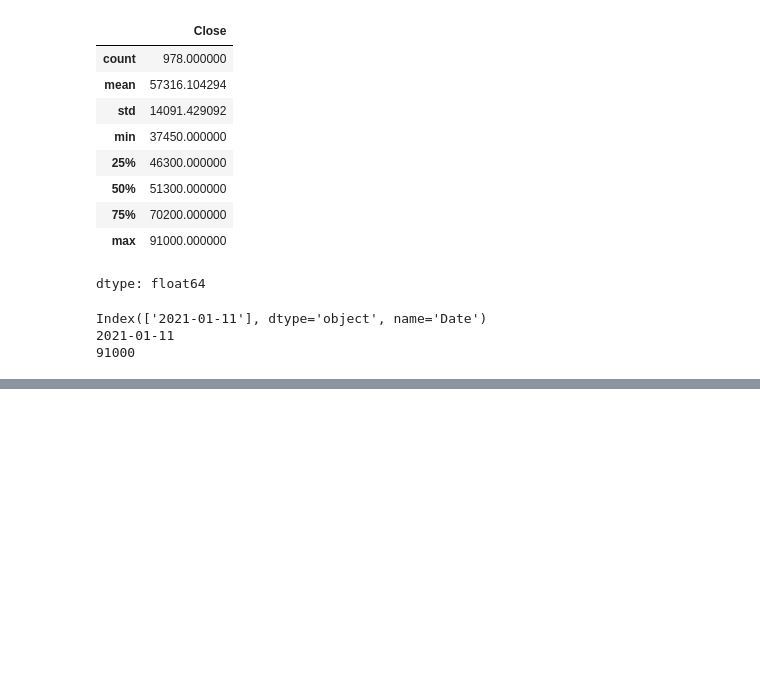
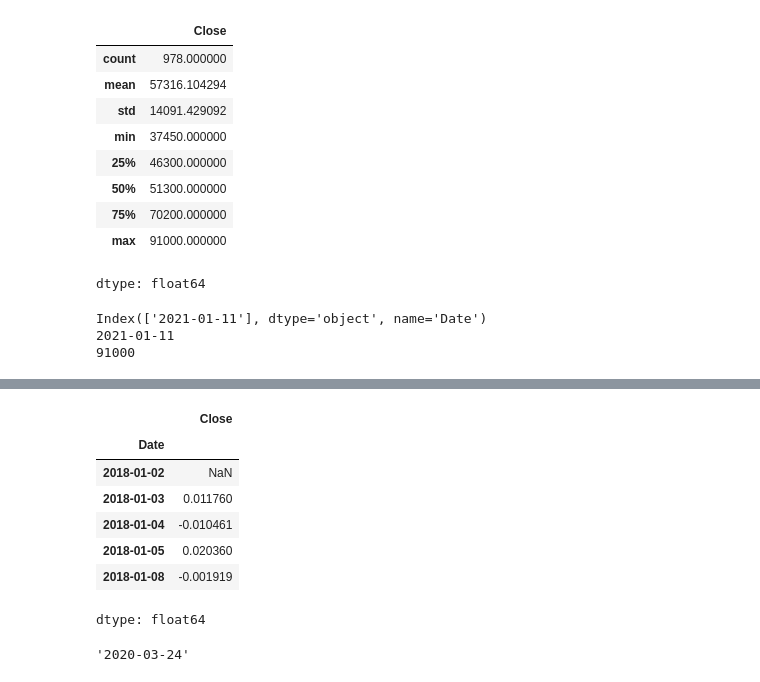
Before and after one commit to tjdux/pandas-for-finance, a Jupyter notebook: 01_Series.ipynb, the cells around one changed output, grey strips where cells are left out. Saved outputs shown, nothing was run; the diff lists cells and outputs as text; code cells hidden in the pictures; blank space fills up the shorter version.

```diff
--- a/01_Series.ipynb
+++ b/01_Series.ipynb
@@ -172,0 +199,16 @@ Index(['2021-01-11'], dtype='object', name='Date')
+# %%
+samsung_price.pct_change().head()
+# %% [output]
+|  | Close |
+| Date |  |
+| 2018-01-02 | NaN |
+| 2018-01-03 | 0.011760 |
+| 2018-01-04 | -0.010461 |
+| 2018-01-05 | 0.020360 |
+| 2018-01-08 | -0.001919 |
+dtype: float64
+# %%
+# 수익률이 제일 높은 날짜
+samsung_return.index[samsung_return.argmax()]
+# %% [output]
+'2020-03-24'
```
Also changed, not shown: parts of 3 cells of this notebook.
